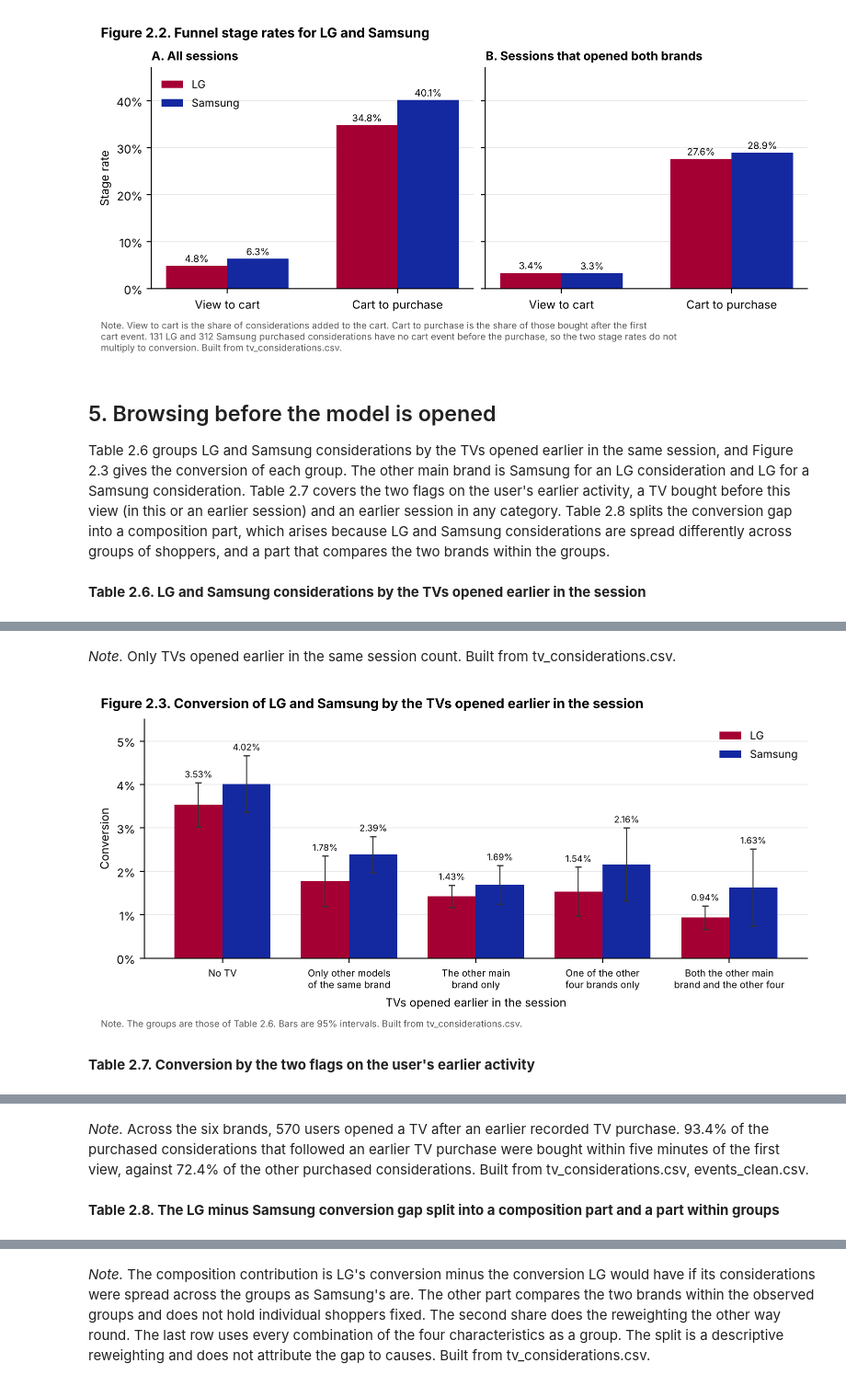
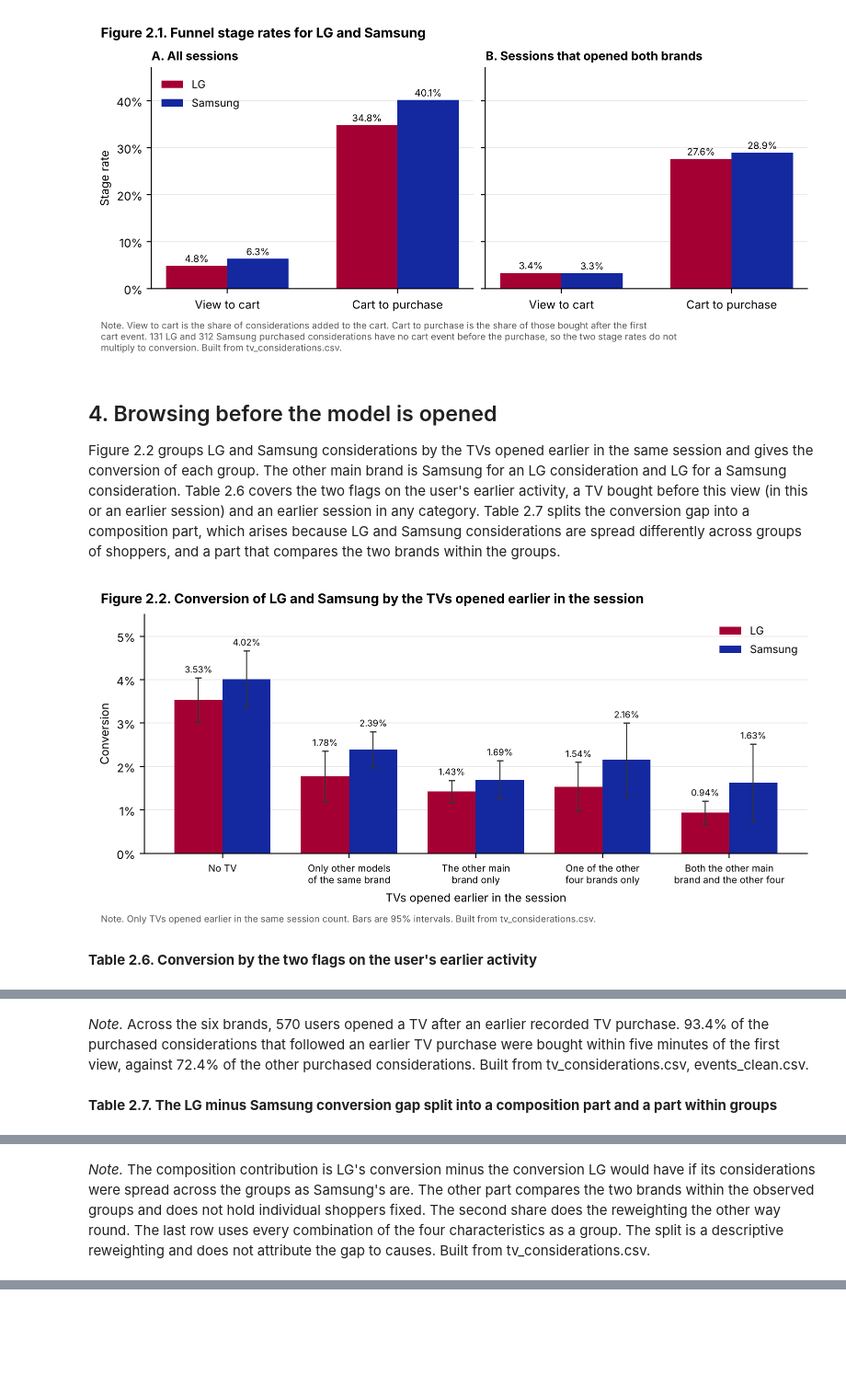
Before and after one commit to Dod0ria/Marketing-Project, a Jupyter notebook: 02_preliminary_analysis.ipynb, the cells around one changed output, grey strips where cells are left out. Shown at 92% size. Saved outputs shown, nothing was run; the diff lists cells and outputs as text; code cells hidden in the pictures; blank space fills up the shorter version.

Commit message:
Final version with review fixes and figures PDF

```diff
--- a/02_preliminary_analysis.ipynb
+++ b/02_preliminary_analysis.ipynb
@@ -368,23 +363,0 @@ Figure 2.1 shows weekly considerations and conversion for LG, Samsung and the ot
-# %%
-wk = cons.assign(week_start=cons['first_view'].dt.tz_convert(None).dt.to_period('W-SUN').dt.start_time)
-wr = rates(wk, ['week_start', 'brand_group']).reset_index()
-fig, axes = plt.subplots(1, 2, figsize=(7.8, 3.3), layout='constrained')
-for g in GROUPS:
-    d = wr[wr['brand_group'] == g]
-    axes[0].plot(d['week_start'], d['rows'], marker='o', ms=3, color=COLORS[g], label=NAMES[g])
-    axes[1].plot(d['week_start'], d['rate_pct'], marker='o', ms=3, color=COLORS[g], label=NAMES[g])
-for ax in axes:
-    ax.axvline(pd.Timestamp('2019-11-01'), color='#999999', ls='--', lw=0.8)
-    ax.tick_params(axis='x', rotation=45, labelsize=7.5)
-    ax.set_xlabel('Week starting (Monday)')
-axes[0].set_title('A. Considerations per week')
-axes[0].set_ylabel('Considerations')
-axes[1].set_title('B. Conversion per week')
-axes[1].set_ylabel('Conversion')
-axes[1].yaxis.set_major_formatter(pct)
-axes[0].legend()
-d0, d1 = cons['first_view'].min(), cons['first_view'].max()
-save_figure(fig, '2.1', 'Weekly TV considerations and conversion by brand group',
-            f"The dashed line marks 1 November. The first week runs from {d0:%d} to "
-            f"{wk['week_start'].min() + pd.Timedelta(days=6):%d %B} and the last from {wk['week_start'].max():%d} to "
-            f"{d1:%d %B}, so both are partial.", [F_CONS])
@@ -468,9 +439,9 @@ save_figure(fig, '2.2', 'Funnel stage rates for LG and Samsung',
 *Note.* The gap, its interval and its main standard error come from a regression of the purchase indicator on an LG indicator, clustered by user and by model. The wild cluster bootstrap resamples models with Rademacher weights and the null hypothesis imposed, and it enumerates every sign pattern when a sample has 16 models or fewer. With 13 top models the clustered standard error is unreliable and the bootstrap p-value is the better guide. The averages with models equally weighted answer a different question from the gap, which weights each model by its considerations. Built from tv_considerations.csv.
 [figure]
 # %% [markdown]
-## 5. Browsing before the model is opened
+## 4. Browsing before the model is opened
 
-Table 2.6 groups LG and Samsung considerations by the TVs opened earlier in the same session, and Figure 2.3 gives the conversion of each group. The other main brand is Samsung for an LG consideration and LG for a Samsung consideration. Table 2.7 covers the two flags on the user's earlier activity, a TV bought before this view (in this or an earlier session) and an earlier session in any category. Table 2.8 splits the conversion gap into a composition part, which arises because LG and Samsung considerations are spread differently across groups of shoppers, and a part that compares the two brands within the groups.
+Figure 2.2 groups LG and Samsung considerations by the TVs opened earlier in the same session and gives the conversion of each group. The other main brand is Samsung for an LG consideration and LG for a Samsung consideration. Table 2.6 covers the two flags on the user's earlier activity, a TV bought before this view (in this or an earlier session) and an earlier session in any category. Table 2.7 splits the conversion gap into a composition part, which arises because LG and Samsung considerations are spread differently across groups of shoppers, and a part that compares the two brands within the groups.
 # %%
 OB = ['No TV', 'Only other models of the same brand', 'The other main brand, none of the other four',
       'One of the other four brands, not the other main brand', 'Both the other main brand and one of the other four']
@@ -478,19 +449,6 @@ ls['opened_before'] = np.select(
     [ls['tvs_opened_before'] == 0, ls['other_brand_opened_before'] == 0,
      (ls['rival_opened_before'] == 1) & (ls['other_four_opened_before'] == 0),
      (ls['rival_opened_before'] == 0) & (ls['other_four_opened_before'] == 1)], OB[:4], OB[4])
-t26 = {}
-for g in ['lg', 'samsung']:
-    d = ls[ls['brand'] == g]
-    n = d['opened_before'].value_counts().reindex(OB)
-    t26[f'{NAMES[g]} considerations'] = n
-    t26[f'Share of {NAMES[g]} considerations (%)'] = 100 * n / len(d)
-t26 = pd.DataFrame(t26)
-t26.loc['Another brand opened earlier (last three rows together)'] = t26.loc[OB[2:]].sum()
-t26 = t26.astype({'LG considerations': int, 'Samsung considerations': int})
-t26.index.name = 'TVs opened earlier in the session'
-save_table('2.6', 'LG and Samsung considerations by the TVs opened earlier in the session', t26,
-           'Only TVs opened earlier in the same session count.', [F_CONS])
-
 ob_rates = rates(ls, ['opened_before', 'brand'])
 fig, ax = plt.subplots(figsize=(7.8, 3.5), layout='constrained')
 x = np.arange(len(OB))
@@ -510,8 +468,8 @@ ax.set_ylabel('Conversion')
 ax.set_xlabel('TVs opened earlier in the session')
 ax.legend()
 ax.grid(axis='x', visible=False)
-save_figure(fig, '2.3', 'Conversion of LG and Samsung by the TVs opened earlier in the session',
-            'The groups are those of Table 2.6. Bars are 95% intervals.', [F_CONS])
+save_figure(fig, '2.2', 'Conversion of LG and Samsung by the TVs opened earlier in the session',
+            'Only TVs opened earlier in the same session count. Bars are 95% intervals.', [F_CONS])
 
 rows_ = []
 for col, lab in [('returning_visitor', 'Returning visitor'), ('bought_tv_before', 'Earlier recorded TV purchase by the user')]:
@@ -527,7 +485,7 @@ t27 = pd.DataFrame(rows_).set_index(['Flag', 'Brand'])
 own_buy = (pe[KEY + ['event_time']].merge(cons[KEY + ['first_view', 'bought_tv_before']], on=KEY)
            .query('event_time >= first_view').groupby(KEY + ['first_view', 'bought_tv_before'])['event_time'].min().reset_index())
 fast = 100 * (own_buy['event_time'] - own_buy['first_view'] <= pd.Timedelta(minutes=5)).groupby(own_buy['bought_tv_before']).mean()
-save_table('2.7', "Conversion by the two flags on the user's earlier activity", t27,
+save_table('2.6', "Conversion by the two flags on the user's earlier activity", t27,
            f"Across the six brands, {cons.loc[cons['bought_tv_before'] == 1, 'user_id'].nunique():,} users opened a TV after "
            f'an earlier recorded TV purchase. {fast[1]:.1f}% of the purchased considerations that followed an earlier TV '
            f'purchase were bought within five minutes of the first view, against {fast[0]:.1f}% of the other purchased '
@@ -540,32 +498,33 @@ def mix_split(d, cols):
     wl, ws = lg.groupby(cols, observed=True).size() / len(lg), sm.groupby(cols, observed=True).size() / len(sm)
     common = rl.index.intersection(rs.index)
     lg_at_sm_mix = (ws[common] * rl[common]).sum() / ws[common].sum()
     sm_at_lg_mix = (wl[common] * rs[common]).sum() / wl[common].sum()
     LG, SM = lg['purchased'].mean(), sm['purchased'].mean()
     return {'Composition contribution (pp)': 100 * (LG - lg_at_sm_mix),
             'Part within the observed groups (pp)': 100 * (lg_at_sm_mix - SM),
             'Composition share of the raw gap (%)': 100 * (LG - lg_at_sm_mix) / (LG - SM),
             "Composition share, Samsung reweighted to LG's mix (%)": 100 * (sm_at_lg_mix - SM) / (LG - SM),
             'Groups compared': len(common),
             'Samsung considerations in groups that also hold LG considerations (%)': 100 * ws[common].sum()}
 
 
 SPLITS = [('Another brand opened earlier in the session (yes or no)', ['other_brand_opened_before']),
           ('Position in the session (three groups)', ['position_in_session']),
           ('Position, price band, month and returning visitor together',
            ['position_in_session', 'price_band', 'month', 'returning_visitor'])]
 mix = []
 for name, cols in SPLITS:
     r = {'Groups defined by': name, **mix_split(ls, cols)}
     r['Composition share, excluding considerations after an earlier recorded TV purchase (%)'] = mix_split(
         ls[ls['bought_tv_before'] == 0], cols)['Composition share of the raw gap (%)']
     mix.append(r)
 t28 = pd.DataFrame(mix).set_index('Groups defined by')
-save_table('2.8', 'The LG minus Samsung conversion gap split into a composition part and a part within groups', t28,
+save_table('2.7', 'The LG minus Samsung conversion gap split into a composition part and a part within groups', t28,
            "The composition contribution is LG's conversion minus the conversion LG would have if its considerations were "
            "spread across the groups as Samsung's are. The other part compares the two brands within the observed groups and "
            'does not hold individual shoppers fixed. The second share does the reweighting the other way round. The last row '
            'uses every combination of the four characteristics as a group. The split is a descriptive reweighting and does not '
            'attribute the gap to causes.', [F_CONS])
 # %% [output]
+[figure, new version]
-**Table 2.6. LG and Samsung considerations by the TVs opened earlier in the session**
+**Table 2.6. Conversion by the two flags on the user's earlier activity**
@@ -580,3 +537,2 @@ save_table('2.8', 'The LG minus Samsung conversion gap split into a composition
-*Note.* Only TVs opened earlier in the same session count. Built from tv_considerations.csv.
+*Note.* Across the six brands, 570 users opened a TV after an earlier recorded TV purchase. 93.4% of the purchased considerations that followed an earlier TV purchase were bought within five minutes of the first view, against 72.4% of the other purchased considerations. Built from tv_considerations.csv, events_clean.csv.
-[figure, old version]
-**Table 2.7. Conversion by the two flags on the user's earlier activity**
+**Table 2.7. The LG minus Samsung conversion gap split into a composition part and a part within groups**
@@ -589,2 +544 @@ save_table('2.8', 'The LG minus Samsung conversion gap split into a composition
-*Note.* Across the six brands, 570 users opened a TV after an earlier recorded TV purchase. 93.4% of the purchased considerations that followed an earlier TV purchase were bought within five minutes of the first view, against 72.4% of the other purchased considerations. Built from tv_considerations.csv, events_clean.csv.
+*Note.* The composition contribution is LG's conversion minus the conversion LG would have if its considerations were spread across the groups as Samsung's are. The other part compares the two brands within the observed groups and does not hold individual shoppers fixed. The second share does the reweighting the other way round. The last row uses every combination of the four characteristics as a group. The split is a descriptive reweighting and does not attribute the gap to causes. Built from tv_considerations.csv.
-**Table 2.8. The LG minus Samsung conversion gap split into a composition part and a part within groups**
@@ -596,2 +545 @@ save_table('2.8', 'The LG minus Samsung conversion gap split into a composition
-*Note.* The composition contribution is LG's conversion minus the conversion LG would have if its considerations were spread across the groups as Samsung's are. The other part compares the two brands within the observed groups and does not hold individual shoppers fixed. The second share does the reweighting the other way round. The last row uses every combination of the four characteristics as a group. The split is a descriptive reweighting and does not attribute the gap to causes. Built from tv_considerations.csv.
 # %% [markdown]
```
Also changed, not shown: parts of 12 cells of this notebook, 5 other files.
